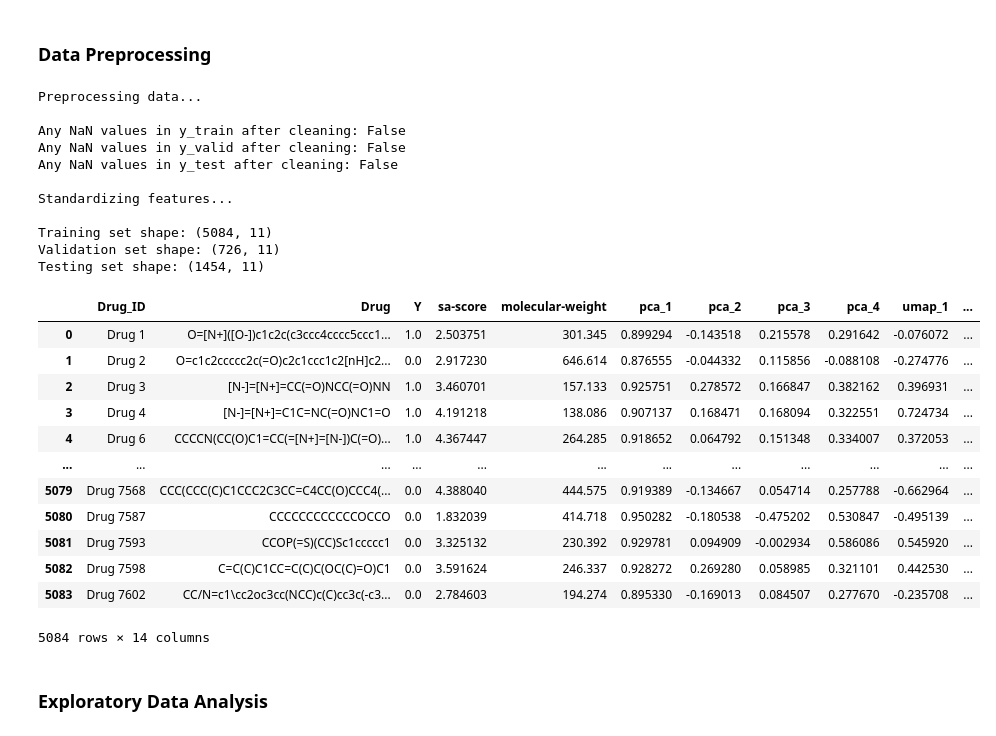
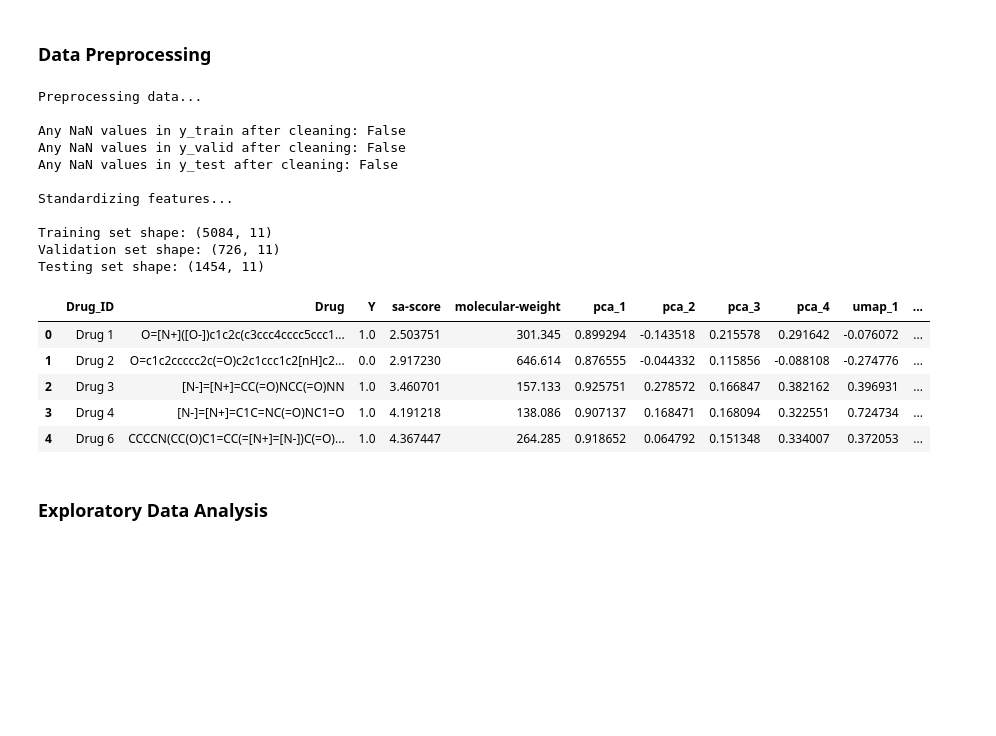
Before and after one commit to tony-nyagah/ersilia-os-outreachy-contributions, a Jupyter notebook: notebooks/analysis.ipynb, the cells around one changed output. Cells and saved outputs as stored; diff of their text form; code cells hidden in the pictures; blank space fills up the shorter version.

```diff
--- a/notebooks/analysis.ipynb
+++ b/notebooks/analysis.ipynb
@@ -123,41 +123,34 @@ print("Any NaN values in y_test after cleaning:", y_test.isna().any())
 
 # Standardize the features
 print("\nStandardizing features...")
 scaler = StandardScaler()
 X_train_scaled = scaler.fit_transform(X_train)
 X_valid_scaled = scaler.transform(X_valid)
 X_test_scaled = scaler.transform(X_test)
 
 print("\nTraining set shape:", X_train.shape)
 print("Validation set shape:", X_valid.shape)
 print("Testing set shape:", X_test.shape)
 
-train_data
+train_data.head()
 # %% [output]
 Preprocessing data...
 
 Any NaN values in y_train after cleaning: False
 Any NaN values in y_valid after cleaning: False
 Any NaN values in y_test after cleaning: False
 
 Standardizing features...
 
 Training set shape: (5084, 11)
 Validation set shape: (726, 11)
 Testing set shape: (1454, 11)
 |  | Drug_ID | Drug | Y | sa-score | molecular-weight | pca_1 | pca_2 | pca_3 | pca_4 | umap_1 | ... |
 | 0 | Drug 1 | O=[N+]([O-])c1c2c(c3ccc4cccc5ccc1... | 1.0 | 2.503751 | 301.345 | 0.899294 | -0.143518 | 0.215578 | 0.291642 | -0.076072 | ... |
 | 1 | Drug 2 | O=c1c2ccccc2c(=O)c2c1ccc1c2[nH]c2... | 0.0 | 2.917230 | 646.614 | 0.876555 | -0.044332 | 0.115856 | -0.088108 | -0.274776 | ... |
 | 2 | Drug 3 | [N-]=[N+]=CC(=O)NCC(=O)NN | 1.0 | 3.460701 | 157.133 | 0.925751 | 0.278572 | 0.166847 | 0.382162 | 0.396931 | ... |
 | 3 | Drug 4 | [N-]=[N+]=C1C=NC(=O)NC1=O | 1.0 | 4.191218 | 138.086 | 0.907137 | 0.168471 | 0.168094 | 0.322551 | 0.724734 | ... |
 | 4 | Drug 6 | CCCCN(CC(O)C1=CC(=[N+]=[N-])C(=O)... | 1.0 | 4.367447 | 264.285 | 0.918652 | 0.064792 | 0.151348 | 0.334007 | 0.372053 | ... |
-| ... | ... | ... | ... | ... | ... | ... | ... | ... | ... | ... | ... |
-| 5079 | Drug 7568 | CCC(CCC(C)C1CCC2C3CC=C4CC(O)CCC4(... | 0.0 | 4.388040 | 444.575 | 0.919389 | -0.134667 | 0.054714 | 0.257788 | -0.662964 | ... |
-| 5080 | Drug 7587 | CCCCCCCCCCCCOCCO | 0.0 | 1.832039 | 414.718 | 0.950282 | -0.180538 | -0.475202 | 0.530847 | -0.495139 | ... |
-| 5081 | Drug 7593 | CCOP(=S)(CC)Sc1ccccc1 | 0.0 | 3.325132 | 230.392 | 0.929781 | 0.094909 | -0.002934 | 0.586086 | 0.545920 | ... |
-| 5082 | Drug 7598 | C=C(C)C1CC=C(C)C(OC(C)=O)C1 | 0.0 | 3.591624 | 246.337 | 0.928272 | 0.269280 | 0.058985 | 0.321101 | 0.442530 | ... |
-| 5083 | Drug 7602 | CC/N=c1\cc2oc3cc(NCC)c(C)cc3c(-c3... | 0.0 | 2.784603 | 194.274 | 0.895330 | -0.169013 | 0.084507 | 0.277670 | -0.235708 | ... |
-5084 rows × 14 columns
 # %% [markdown]
 ### Exploratory Data Analysis
 # %%
```
Also changed, not shown: parts of 2 cells of this notebook, 3 other files.
